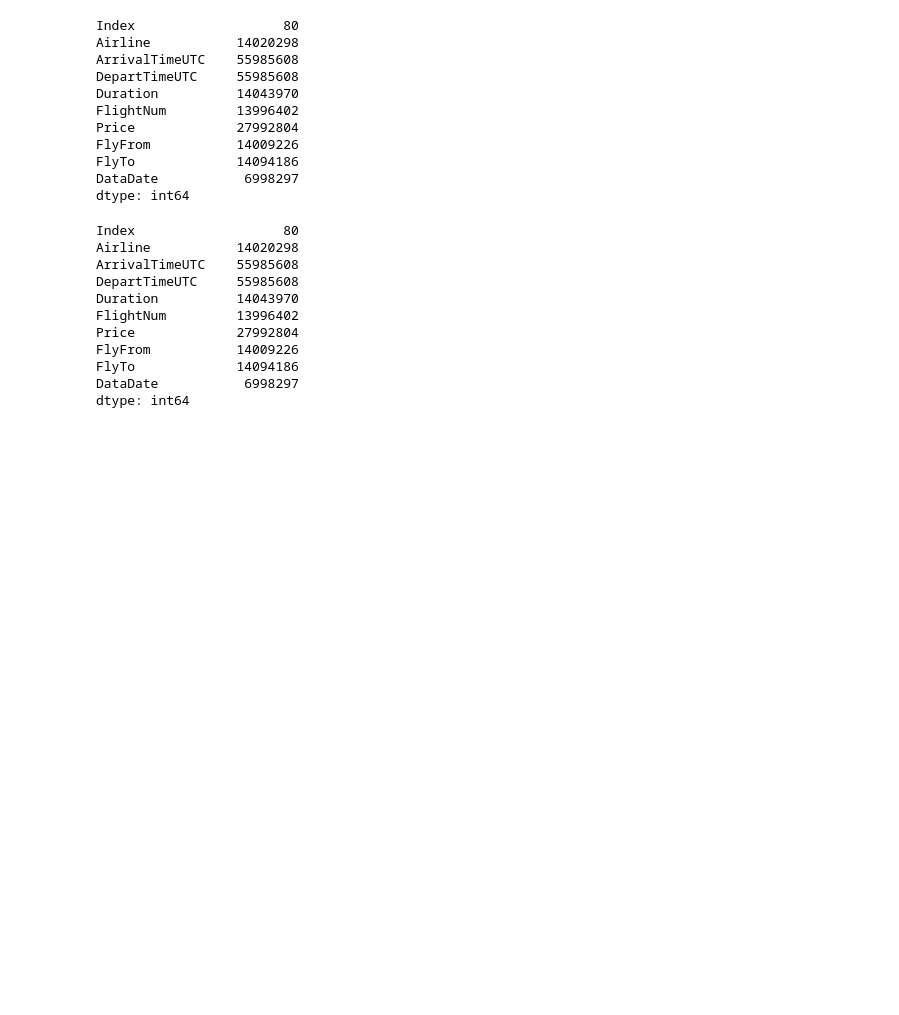
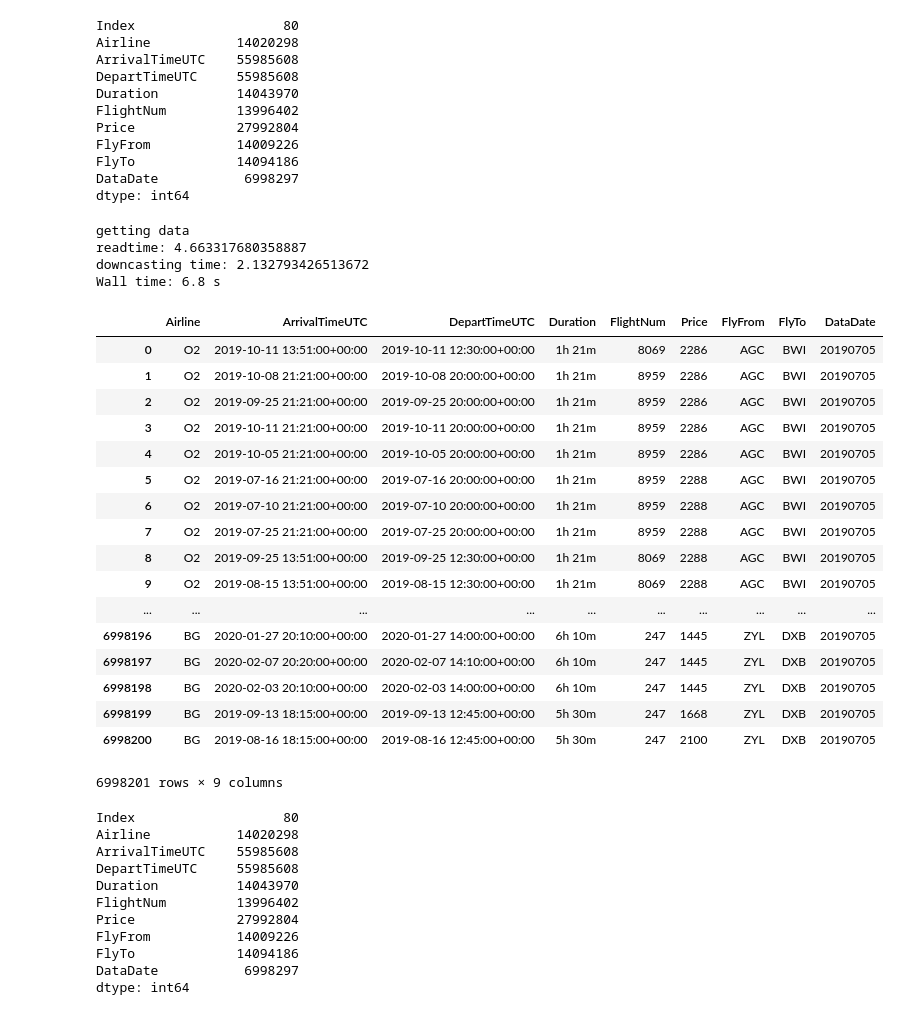
Before and after one commit to davidisenberg/FlightFinder, a Jupyter notebook: data/testing_recos.ipynb, the cells around one changed output. Saved outputs shown, nothing was run; the diff lists cells and outputs as text; code cells hidden in the pictures; blank space fills up the shorter version.

```diff
--- a/data/testing_recos.ipynb
+++ b/data/testing_recos.ipynb
@@ -60,6 +61,32 @@ fr.FlightsRepository().downcast_numerics(table)
 #stable.memory_usage()
 # %%
 fr.FlightsRepository().insert_flights(table)
+# %%
+%%time
+fr.FlightsRepository().get_flights()
+# %% [output]
+getting data
+readtime: 4.663317680358887
+downcasting time: 2.132793426513672
+Wall time: 6.8 s
+|  | Airline | ArrivalTimeUTC | DepartTimeUTC | Duration | FlightNum | Price | FlyFrom | FlyTo | DataDate |
+| 0 | O2 | 2019-10-11 13:51:00+00:00 | 2019-10-11 12:30:00+00:00 | 1h 21m | 8069 | 2286 | AGC | BWI | 20190705 |
+| 1 | O2 | 2019-10-08 21:21:00+00:00 | 2019-10-08 20:00:00+00:00 | 1h 21m | 8959 | 2286 | AGC | BWI | 20190705 |
+| 2 | O2 | 2019-09-25 21:21:00+00:00 | 2019-09-25 20:00:00+00:00 | 1h 21m | 8959 | 2286 | AGC | BWI | 20190705 |
+| 3 | O2 | 2019-10-11 21:21:00+00:00 | 2019-10-11 20:00:00+00:00 | 1h 21m | 8959 | 2286 | AGC | BWI | 20190705 |
+| 4 | O2 | 2019-10-05 21:21:00+00:00 | 2019-10-05 20:00:00+00:00 | 1h 21m | 8959 | 2286 | AGC | BWI | 20190705 |
+| 5 | O2 | 2019-07-16 21:21:00+00:00 | 2019-07-16 20:00:00+00:00 | 1h 21m | 8959 | 2288 | AGC | BWI | 20190705 |
+| 6 | O2 | 2019-07-10 21:21:00+00:00 | 2019-07-10 20:00:00+00:00 | 1h 21m | 8959 | 2288 | AGC | BWI | 20190705 |
+| 7 | O2 | 2019-07-25 21:21:00+00:00 | 2019-07-25 20:00:00+00:00 | 1h 21m | 8959 | 2288 | AGC | BWI | 20190705 |
+| 8 | O2 | 2019-09-25 13:51:00+00:00 | 2019-09-25 12:30:00+00:00 | 1h 21m | 8069 | 2288 | AGC | BWI | 20190705 |
+| 9 | O2 | 2019-08-15 13:51:00+00:00 | 2019-08-15 12:30:00+00:00 | 1h 21m | 8069 | 2288 | AGC | BWI | 20190705 |
+| ... | ... | ... | ... | ... | ... | ... | ... | ... | ... |
+| 6998196 | BG | 2020-01-27 20:10:00+00:00 | 2020-01-27 14:00:00+00:00 | 6h 10m | 247 | 1445 | ZYL | DXB | 20190705 |
+| 6998197 | BG | 2020-02-07 20:20:00+00:00 | 2020-02-07 14:10:00+00:00 | 6h 10m | 247 | 1445 | ZYL | DXB | 20190705 |
+| 6998198 | BG | 2020-02-03 20:10:00+00:00 | 2020-02-03 14:00:00+00:00 | 6h 10m | 247 | 1445 | ZYL | DXB | 20190705 |
+| 6998199 | BG | 2019-09-13 18:15:00+00:00 | 2019-09-13 12:45:00+00:00 | 5h 30m | 247 | 1668 | ZYL | DXB | 20190705 |
+| 6998200 | BG | 2019-08-16 18:15:00+00:00 | 2019-08-16 12:45:00+00:00 | 5h 30m | 247 | 2100 | ZYL | DXB | 20190705 |
+6998201 rows × 9 columns
 # %%
 
 #stable.dtypes
```
Also changed, not shown: parts of 3 cells of this notebook, 1 other file.
